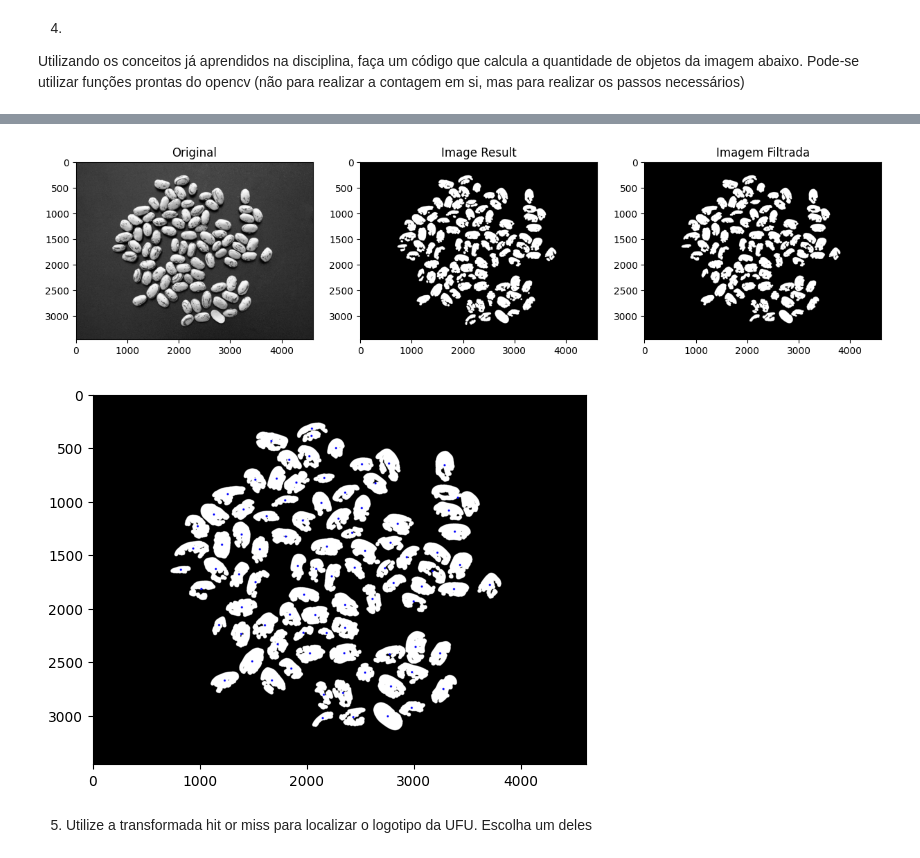
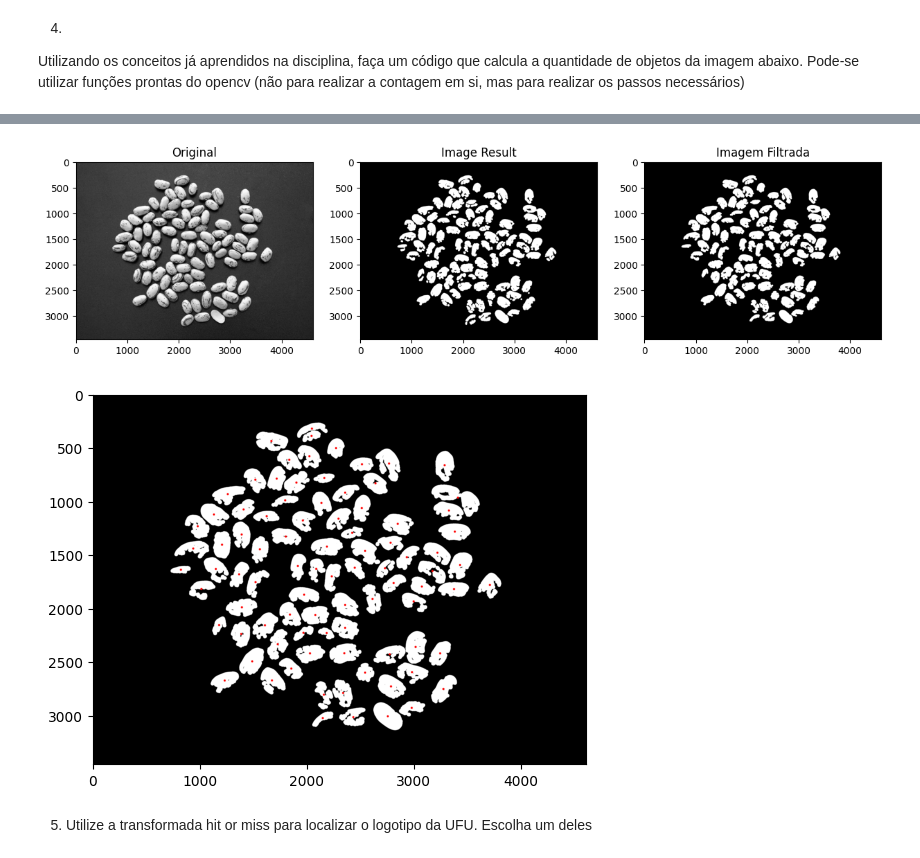
Before and after one commit to gabrielmsantos/pgc111-labs-2023, a Jupyter notebook: Lab07 - Mathematical Morphology/lab07.ipynb, the cells around one changed output, grey strips where cells are left out. Cells and saved outputs as stored; diff of their text form; code cells hidden in the pictures.

```diff
--- a/Lab07 - Mathematical Morphology/lab07.ipynb
+++ b/Lab07 - Mathematical Morphology/lab07.ipynb
@@ -426,7 +426,7 @@ for label in range(1, n_objects):  # Start from 1 to exclude background
 # Create a colored version of the labeled image for visualization
 colored_image = cv2.cvtColor(filtered_image, cv2.COLOR_GRAY2BGR)
 # Define colors for drawing points (you can customize these)
-point_color = (0, 0, 255)  # Red in BGR color format
+point_color = (255, 0, 0)  # Red in BGR color format
 point_radius = 10  # Radius of the drawn point
 
 # Re-label the large components
@@ -473,5 +473,5 @@ End:  10:43:30.296391
 [figure]
-[figure, old version]
+[figure, new version]
 # %% [markdown]
 5.  Utilize a transformada hit or miss para localizar o logotipo da UFU. Escolha um deles
 # %%
```
Also changed, not shown: parts of 1 cell of this notebook.
